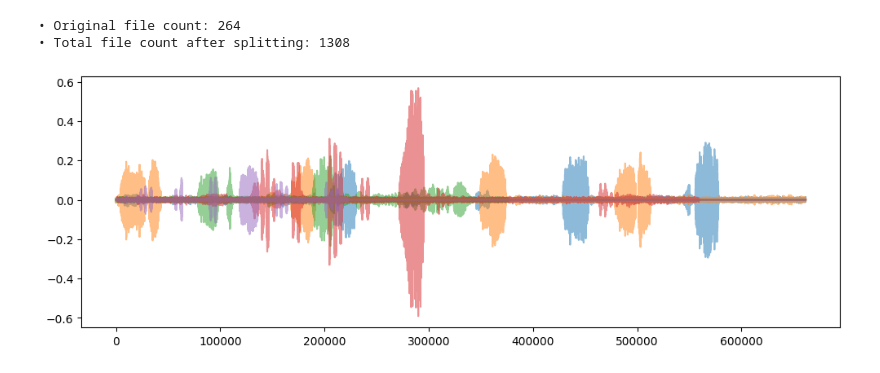
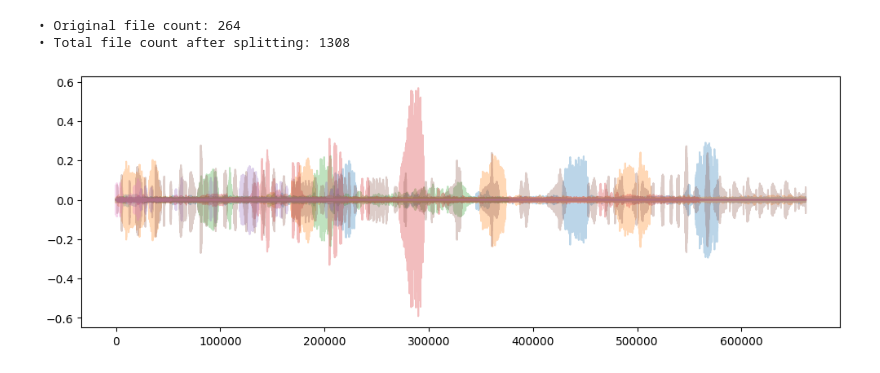
Before and after one commit to MatiasCarbone/ornithologist, a Jupyter notebook: notebooks/preliminar_testing.ipynb, the cells around one changed output. Drawn from its saved outputs; the diff is of its cells as text; code cells hidden in the pictures.

Commit message:
minor tweaks to plot cells

```diff
--- a/notebooks/preliminar_testing.ipynb
+++ b/notebooks/preliminar_testing.ipynb
@@ -86,10 +86,12 @@ print(f'• Total file count after splitting: {len(audio_data)}')
 • Original file count: 264
 • Total file count after splitting: 1308
 # %%
+# Plot waveforms of several samples
 plt.subplots(figsize=(12, 4))
-for audio in audio_data[:5]:
-  plt.plot(audio, alpha=0.5)
+
+for audio in audio_data[:7]:
+  plt.plot(audio, alpha=0.3)
 
 plt.show()
 # %% [output]
-[figure, old version]
+[figure, new version]
```
